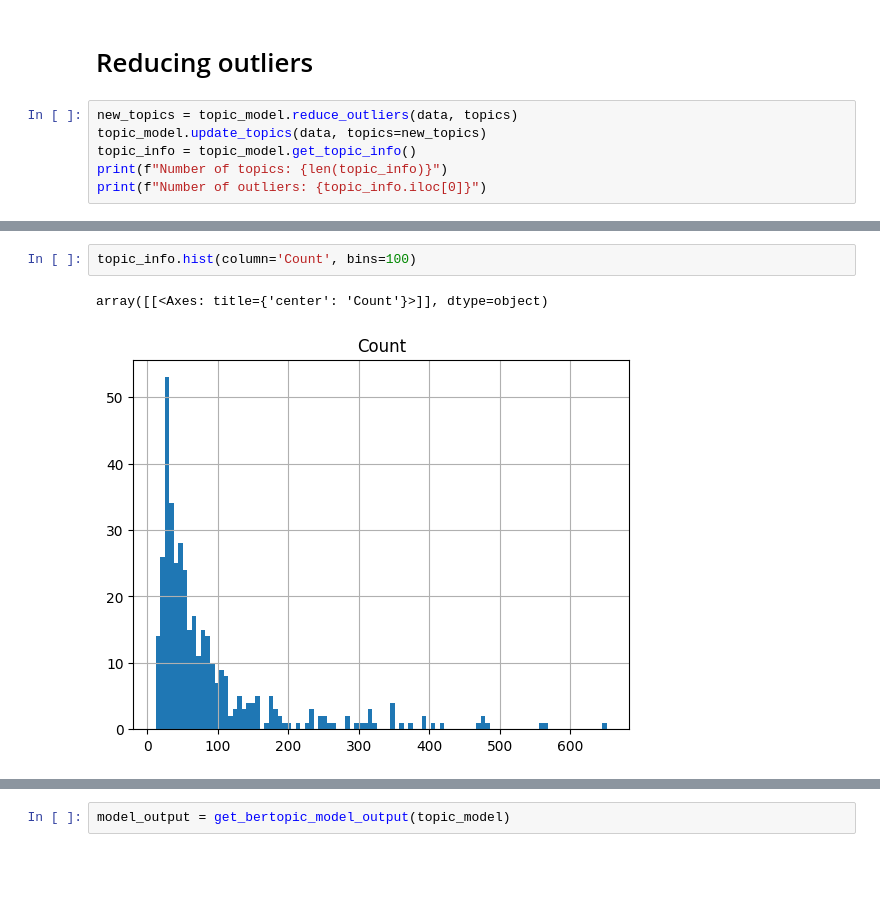
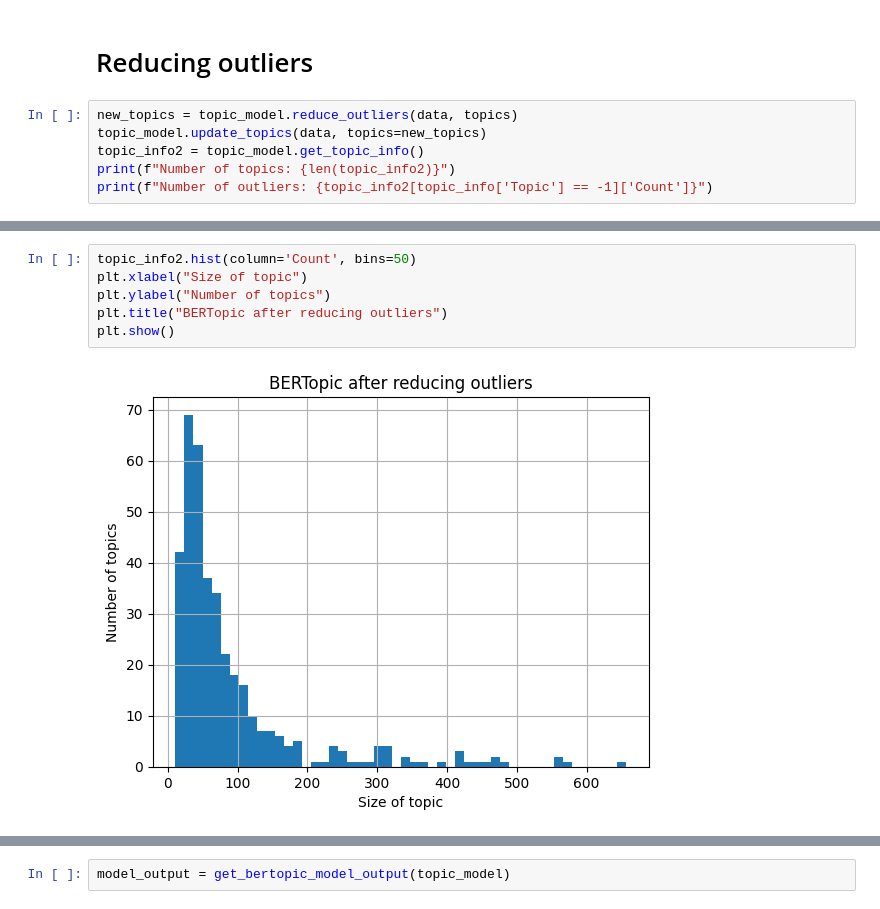
Before and after one commit to MStrzezon/Arxiv-Topic-Trend-Analysis, a Jupyter notebook: src/bertopic/bertopicv2.ipynb, the cells around one changed output, grey strips where cells are left out. Saved outputs shown, nothing was run; the diff lists cells and outputs as text; blank space fills up the shorter version.

```diff
--- a/src/bertopic/bertopicv2.ipynb
+++ b/src/bertopic/bertopicv2.ipynb
@@ -45,7 +65,7 @@ KL Background: 1.3369104398069989
 # %%
 new_topics = topic_model.reduce_outliers(data, topics)
 topic_model.update_topics(data, topics=new_topics)
-topic_info = topic_model.get_topic_info()
-print(f"Number of topics: {len(topic_info)}")
-print(f"Number of outliers: {topic_info.iloc[0]}")
+topic_info2 = topic_model.get_topic_info()
+print(f"Number of topics: {len(topic_info2)}")
+print(f"Number of outliers: {topic_info2[topic_info['Topic'] == -1]['Count']}")
 # %% [output]
@@ -55,5 +76,8 @@ Number of outliers: 560
 # %%
-topic_info.hist(column='Count', bins=100)
+topic_info2.hist(column='Count', bins=50)
+plt.xlabel("Size of topic")
+plt.ylabel("Number of topics")
+plt.title("BERTopic after reducing outliers")
+plt.show()
 # %% [output]
-array([[<Axes: title={'center': 'Count'}>]], dtype=object)
-[figure, old version]
+[figure, new version]
```
Also changed, not shown: parts of 36 cells of this notebook, 2 other files.
